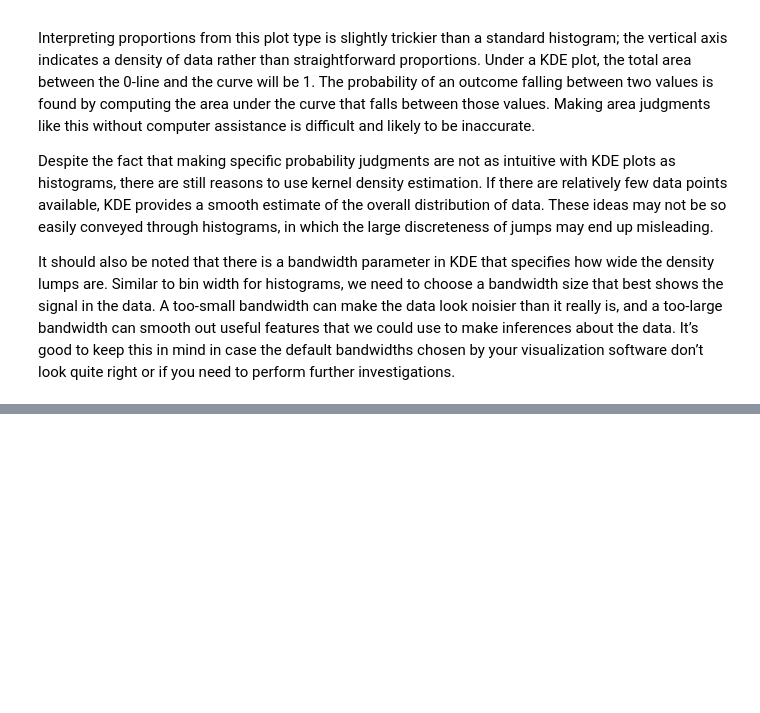
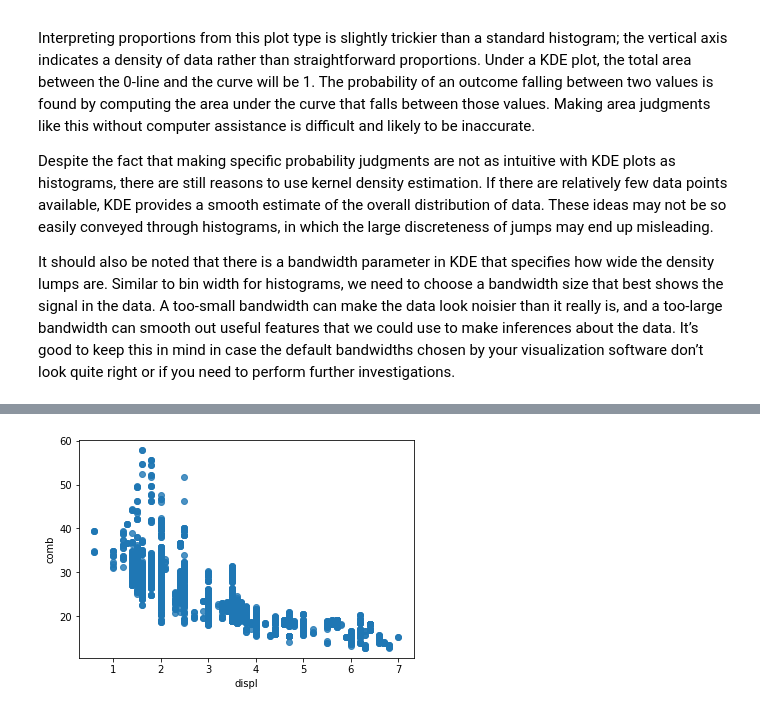
Before and after one commit to bbrcnx/udacity_ai_foundation, a Jupyter notebook: Matplotlib and Seaborn.ipynb, the cells around one changed output, grey strips where cells are left out. Cells and saved outputs as stored; diff of their text form; code cells hidden in the pictures; blank space fills up the shorter version.

```diff
--- a/Matplotlib and Seaborn.ipynb
+++ b/Matplotlib and Seaborn.ipynb
@@ -381,0 +428,5 @@ It should also be noted that there is a bandwidth parameter in KDE that specifie
+# %%
+# To turn off regression line
+sb.regplot(data = fuel_econ, x = 'displ', y = 'comb', fit_reg = False);
+# %% [output]
+[figure, added]
```
Also changed, not shown: parts of 8 cells of this notebook.
